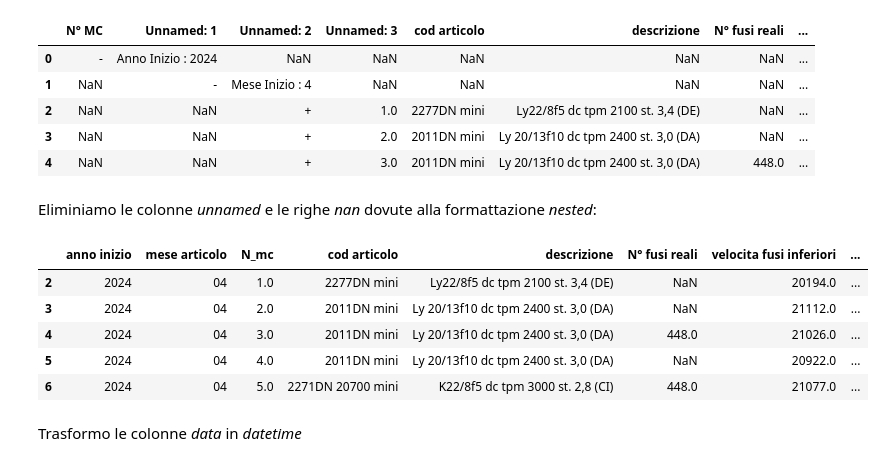
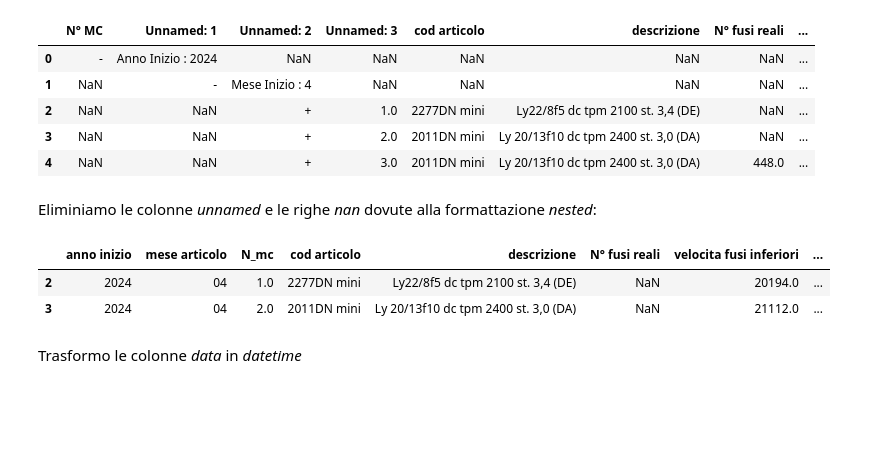
Before and after one commit to Dr3dre/LeMur, a Jupyter notebook: data_relations.ipynb, the cells around one changed output. Cells and saved outputs as stored; diff of their text form; code cells hidden in the pictures; blank space fills up the shorter version.

```diff
--- a/data_relations.ipynb
+++ b/data_relations.ipynb
@@ -280,31 +291,28 @@ Eliminiamo le colonne *unnamed* e le righe *nan* dovute alla formattazione *nest
 # %%
 # sistema storico_filtrato
 
 df = filtrato.copy()
 
 df.drop(columns='N° MC', inplace=True)
 df.rename(columns={
     'Unnamed: 1': 'anno inizio',
     'Unnamed: 2': 'mese articolo',
     'Unnamed: 3': 'N_mc'
     },
     inplace=True
 )
 df.dropna(subset=['data ora partenza'], inplace=True)
 
 df['anno inizio'] = df['data ora partenza'].apply(lambda x: x.split(' ')[0].split('/')[2])
 df['mese articolo'] = df['data ora partenza'].apply(lambda x: x.split(' ')[0].split('/')[1])
 
-storico = df.copy()
+filtrato = df.copy()
 
-df.head()
+df.head(2)
 # %% [output]
 |  | anno inizio | mese articolo | N_mc | cod articolo | descrizione | N° fusi reali | velocita fusi inferiori | ... |
 | 2 | 2024 | 04 | 1.0 | 2277DN mini | Ly22/8f5 dc tpm 2100 st. 3,4 (DE) | NaN | 20194.0 | ... |
 | 3 | 2024 | 04 | 2.0 | 2011DN mini | Ly 20/13f10 dc tpm 2400 st. 3,0 (DA) | NaN | 21112.0 | ... |
-| 4 | 2024 | 04 | 3.0 | 2011DN mini | Ly 20/13f10 dc tpm 2400 st. 3,0 (DA) | 448.0 | 21026.0 | ... |
-| 5 | 2024 | 04 | 4.0 | 2011DN mini | Ly 20/13f10 dc tpm 2400 st. 3,0 (DA) | NaN | 20922.0 | ... |
-| 6 | 2024 | 04 | 5.0 | 2271DN 20700 mini | K22/8f5 dc tpm 3000 st. 2,8 (CI) | 448.0 | 21077.0 | ... |
 # %% [markdown]
 Trasformo le colonne *data* in *datetime*
 # %%
```
Also changed, not shown: parts of 48 cells of this notebook, 5 other files.
